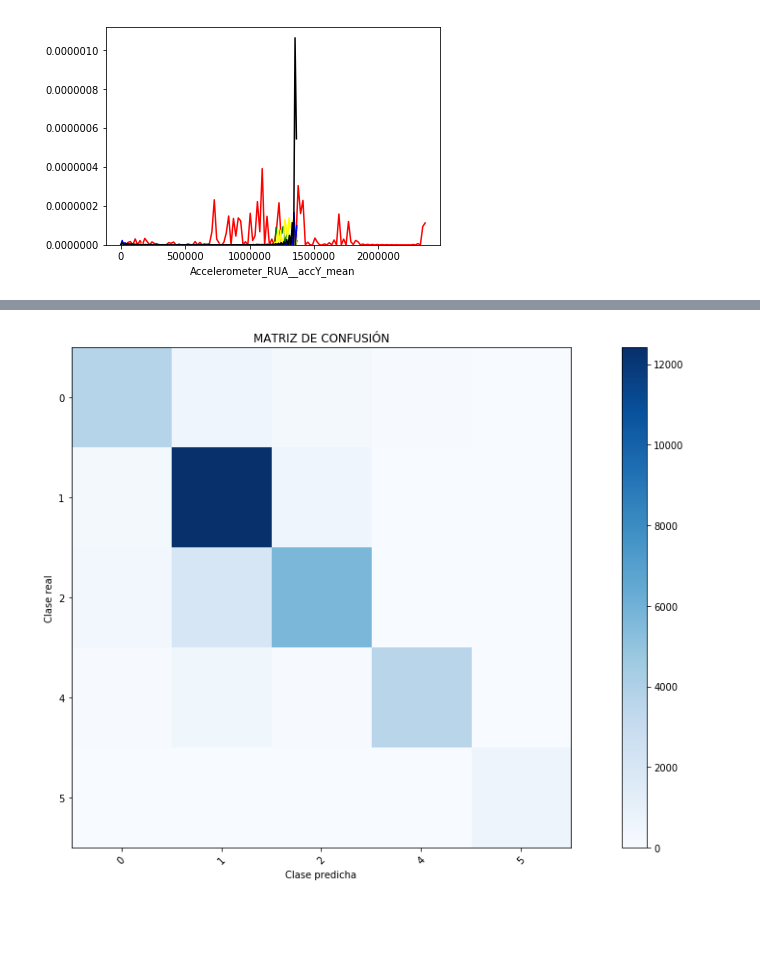
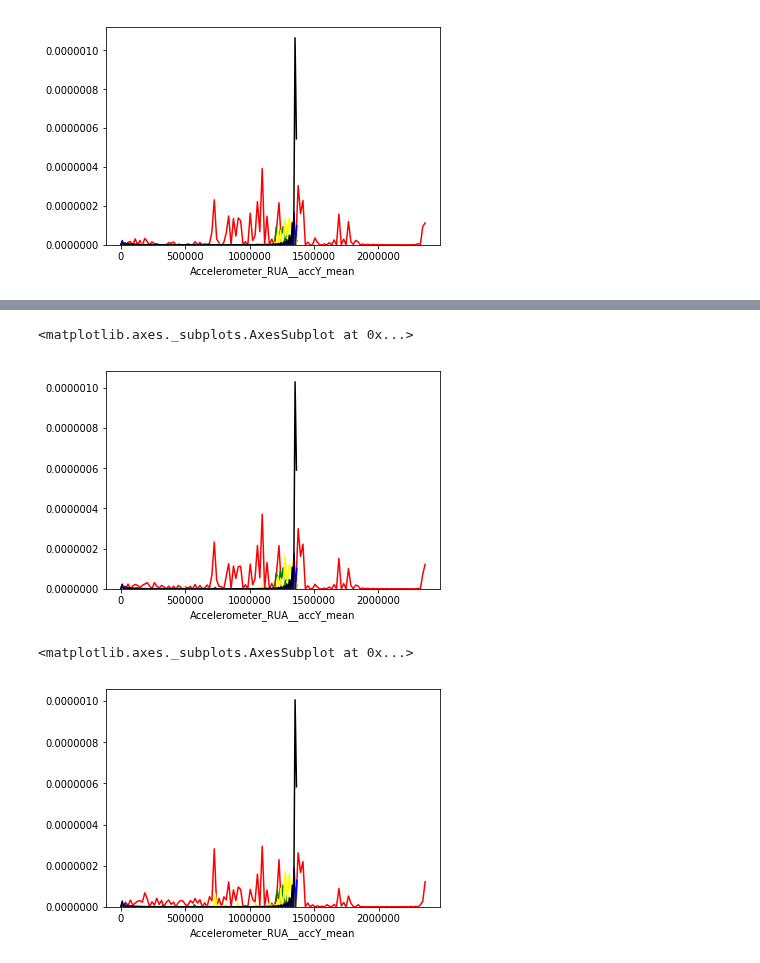
Before and after one commit to jormartin77/opportunity, a Jupyter notebook: opportunity.ipynb, the cells around one changed output, grey strips where cells are left out. Cells and saved outputs as stored; diff of their text form; code cells hidden in the pictures; blank space fills up the shorter version.

```diff
--- a/opportunity.ipynb
+++ b/opportunity.ipynb
@@ -93,22 +243,23 @@ filtered_data = pd.DataFrame()
 
 for user in users:
     for trial in trials:
-        file_name = path+'S'+str(user)+'-ADL'+str(trial)+'.dat'
+        if trial == 6:
+            file_name = path+'S'+str(user)+'-Drill'+'.dat'
+        else:
+            file_name = path+'S'+str(user)+'-ADL'+str(trial)+'.dat'
         data, labels = read(file_name, header, user, trial)
         columns = data.columns[~data.columns.isin(['user', 'trial','MILLISEC'])]
         #we use a window of 11 elements
         # Filtering using median filter
 
-        all_features, filtered_data_temp = windowing(data, 1000, '1S', 500, labels)
-        all_data = pd.concat([all_data, all_features])
-        filtered_data = pd.concat([filtered_data, filtered_data_temp])
+        all_features_1S = windowing(data, 1000, '1S', 500, labels, 11)
+        all_data_1S = pd.concat([all_data_1S, all_features_1S])
 
-    file_name = path+'S'+str(user)+'-Drill'+'.dat'
-    data, labels = read(file_name, header, user, 7)
+        all_features_2S = windowing(data, 2000, '2S', 1000, labels, 11)
+        all_data_2S = pd.concat([all_data_2S, all_features_2S])
 
-    columns = data.columns[~data.columns.isin(['user', 'trial','MILLISEC'])]
-    #we use a window of 11 elements
-    # Filtering using median filter
-    all_features, filtered_data_temp = windowing(data, 1000, '1S', 500, labels )
-    all_data = pd.concat([all_data, all_features])
-    filtered_data = pd.concat([filtered_data, filtered_data_temp])
+        all_features_5S = windowing(data, 5000, '5S', 2500, labels, 11)
+        all_data_5S = pd.concat([all_data_5S, all_features_5S])
+
+        all_features_10S = windowing(data, 10000, '10S', 5000, labels, 11)
+        all_data_10S = pd.concat([all_data_10S, all_features_10S])
@@ -418,6 +432,34 @@ accuracy score:
-# %%
-labels = [0,1,2,4,5]
-plt.figure(figsize=(15,8))
-plot_confusion_matrix(confusion_matrix(y_test_3,y_pred_3), labels)
-# %% [output]
-[figure, removed]
+# %%
+#separate by class, see feature mean
+all_data_2S_0 = all_data_2S[all_data_2S.label==0]
+all_data_2S_1 = all_data_2S[all_data_2S.label==1]
+all_data_2S_2 = all_data_2S[all_data_2S.label==2]
+all_data_2S_4 = all_data_2S[all_data_2S.label==4]
+all_data_2S_5 = all_data_2S[all_data_2S.label==5]
+
+draw_col = 10
+sns.distplot(all_data_2S_0.iloc[:,draw_col], hist=False, kde=True, color='red')
+sns.distplot(all_data_2S_1.iloc[:,draw_col], hist=False, kde=True, color='green')
+sns.distplot(all_data_2S_2.iloc[:,draw_col], hist=False, kde=True, color='yellow')
+sns.distplot(all_data_2S_4.iloc[:,draw_col], hist=False, kde=True, color='blue')
+sns.distplot(all_data_2S_5.iloc[:,draw_col], hist=False, kde=True, color='black')
+# %% [output]
+<matplotlib.axes._subplots.AxesSubplot at 0x...>
+[figure, added]
+# %%
+#separate by class, see feature mean
+all_data_5S_0 = all_data_5S[all_data_5S.label==0]
+all_data_5S_1 = all_data_5S[all_data_5S.label==1]
+all_data_5S_2 = all_data_5S[all_data_5S.label==2]
+all_data_5S_4 = all_data_5S[all_data_5S.label==4]
+all_data_5S_5 = all_data_5S[all_data_5S.label==5]
+
+draw_col = 10
+sns.distplot(all_data_5S_0.iloc[:,draw_col], hist=False, kde=True, color='red')
+sns.distplot(all_data_5S_1.iloc[:,draw_col], hist=False, kde=True, color='green')
+sns.distplot(all_data_5S_2.iloc[:,draw_col], hist=False, kde=True, color='yellow')
+sns.distplot(all_data_5S_4.iloc[:,draw_col], hist=False, kde=True, color='blue')
+sns.distplot(all_data_5S_5.iloc[:,draw_col], hist=False, kde=True, color='black')
+# %% [output]
+<matplotlib.axes._subplots.AxesSubplot at 0x...>
+[figure, added]
```
Also changed, not shown: parts of 29 cells of this notebook.
